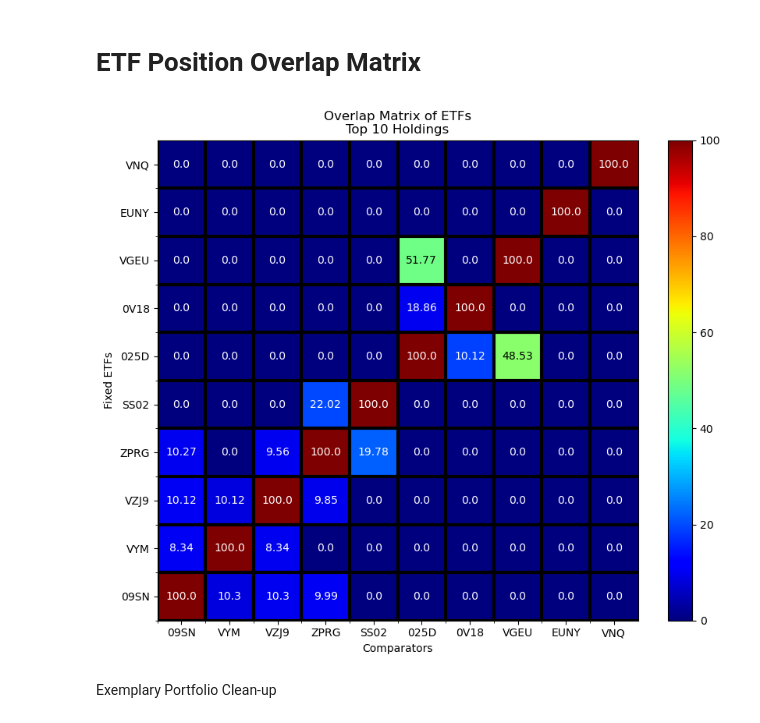
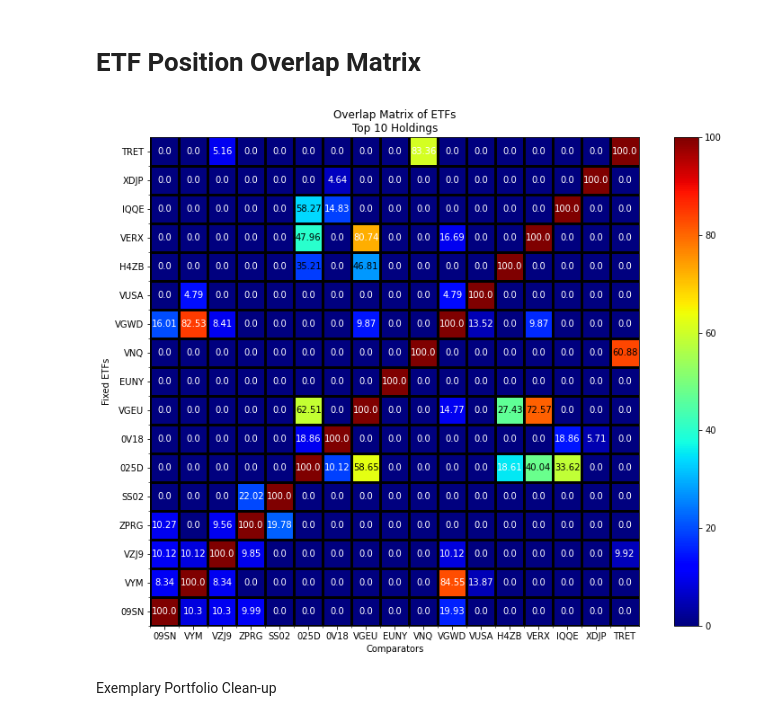
Before and after one commit to NIlS-Z99/Invest-Tool, a Jupyter notebook: stock_analysis.ipynb, the cells around one changed output. Drawn from its saved outputs; the diff is of its cells as text; code cells hidden in the pictures.

```diff
--- a/stock_analysis.ipynb
+++ b/stock_analysis.ipynb
@@ -56,24 +56,31 @@ create_plot_tickers(tickers,syms,types)
 # %% [markdown]
 # ETF Position Overlap Matrix
 # %%
-syms = ["09SN","VYM","VZJ9","ZPRG","SS02","025D","0V18","VGEU","EUNY","VNQ"]
+syms = ["09SN","VYM","VZJ9","ZPRG","SS02","025D","0V18","VGEU","EUNY","VNQ","VGWD","VUSA","H4ZB","VERX","IQQE","XDJP","TRET"]
 t10hold = [
     pd.DataFrame([{"SYM":"ABBV","Assets":4.28},{"SYM":"CSCO","Assets":4.22},{"SYM":"PEP","Assets":4.22},{"SYM":"UPS","Assets":4.21},{"SYM":"KO","Assets":4.17},{"SYM":"TXN","Assets":4.16},{"SYM":"VZ","Assets":4.15},{"SYM":"AMGN","Assets":4.07},{"SYM":"PFE","Assets":4.06},{"SYM":"AVGO","Assets":4.00}]).T,
     pd.DataFrame([{"SYM":"ABBV","Assets":1.96},{"SYM":"BAC","Assets":1.74},{"SYM":"CVX","Assets":2.24},{"SYM":"LLY","Assets":1.89},{"SYM":"XOM","Assets":3.26},{"SYM":"JNJ","Assets":2.91},{"SYM":"JPM","Assets":3.01},{"SYM":"MRK","Assets":1.94},{"SYM":"PG","Assets":2.34},{"SYM":"HD","Assets":2.21}]).T,
     pd.DataFrame([{"SYM":"OMC","Assets":1.47},{"SYM":"INTC","Assets":1.46},{"SYM":"ABBV","Assets":1.46},{"SYM":"PWC","Assets":1.46},{"SYM":"PKG","Assets":1.44},{"SYM":"DRI","Assets":1.44},{"SYM":"EXR","Assets":1.43},{"SYM":"STX","Assets":1.43},{"SYM":"PARA","Assets":1.42},{"SYM":"SO","Assets":1.41}]).T,
     pd.DataFrame([{"SYM":"A2A","Assets":1.73},{"SYM":"ADEN","Assets":1.87},{"SYM":"HIW","Assets":1.88},{"SYM":"KW","Assets":1.78},{"SYM":"LTC","Assets":1.80},{"SYM":"LYB","Assets":1.73},{"SYM":"NWL","Assets":1.99},{"SYM":"PARA","Assets":1.74},{"SYM":"WU","Assets":1.81},{"SYM":"VZ","Assets":1.87}]).T,
     pd.DataFrame([{"SYM":"A2A","Assets":1.49},{"SYM":"LNVGY","Assets":1.51},{"SYM":"ADEN","Assets":1.52},{"SYM":"17HK","Assets":1.56},{"SYM":"LGEN","Assets":1.31},{"SYM":"BASFY","Assets":1.28},{"SYM":"BYG","Assets":1.27},{"SYM":"JHG","Assets":1.26},{"SYM":"JBH","Assets":1.24},{"SYM":"GWS","Assets":1.23}]).T,
-    pd.DataFrame([{"SYM":"TCEHY","Assets":1.11},{"SYM":"TSM","Assets":1.05},{"SYM":"ASML","Assets":1.04},{"SYM":"005930KS","Assets":0.93},{"SYM":"NOVO B","Assets":0.93},{"SYM":"SHEL","Assets":0.90},{"SYM":"LVMH","Assets":0.87},{"SYM":"ROG","Assets":0.84},{"SYM":"AZN","Assets":0.81},{"SYM":"NOVN","Assets":0.71}]).T,
+    pd.DataFrame([{"SYM":"TCEHY","Assets":1.11},{"SYM":"TSM","Assets":1.05},{"SYM":"ASML","Assets":1.04},{"SYM":"005930KS","Assets":0.93},{"SYM":"OMX","Assets":0.93},{"SYM":"SHEL","Assets":0.90},{"SYM":"LVMH","Assets":0.87},{"SYM":"ROG","Assets":0.84},{"SYM":"AZN","Assets":0.81},{"SYM":"NOVN","Assets":0.71}]).T,
     pd.DataFrame([{"SYM":"005930KS","Assets":3.3},{"SYM":"TM","Assets":2.4},{"SYM":"BHP","Assets":2.2},{"SYM":"1299HK","Assets":1.8},{"SYM":"CBA","Assets":1.6},{"SYM":"SONY","Assets":1.6},{"SYM":"KYCCF","Assets":1.3},{"SYM":"CSL","Assets":1.3},{"SYM":"MUFG","Assets":1.0},{"SYM":"DSNKY","Assets":1.0}]).T,
     pd.DataFrame([{"SYM":"NSRGY","Assets":3.01}, {"SYM":"ASML","Assets":2.46}, {"SYM":"OMX","Assets":2.19}, {"SYM":"SHEL","Assets":2.14}, {"SYM":"LVMH","Assets":2.05}, {"SYM":"ROG","Assets":1.98}, {"SYM":"AZN","Assets":1.92}, {"SYM":"NVS","Assets":1.68}, {"SYM":"HSBC","Assets":1.53}, {"SYM":"TTE","Assets":1.42}]).T,
     pd.DataFrame([{"SYM":"UNTR","Assets":1.74}, {"SYM":"2636","Assets":1.69}, {"SYM":"ITMG","Assets":1.64}, {"SYM":"CSMG3","Assets":1.61}, {"SYM":"PTBA","Assets":1.59}, {"SYM":"AP4","Assets":1.55}, {"SYM":"VEDL","Assets":1.52}, {"SYM":"TAEE11","Assets":1.49}, {"SYM":"2357","Assets":1.49}, {"SYM":"CAP","Assets":1.46}]).T,
-    pd.DataFrame([{"SYM":"PLD","Assets":7.75}, {"SYM":"AMT","Assets":6.27}, {"SYM":"EQIX","Assets":4.33}, {"SYM":"CCI","Assets":3.85}, {"SYM":"PSA","Assets":3.21}, {"SYM":"O","Assets":2.73}, {"SYM":"SPG","Assets":2.64}, {"SYM":"WELL","Assets":2.30}, {"SYM":"DLR","Assets":1.94}, {"SYM":"VICI","Assets":1.92}]).T
+    pd.DataFrame([{"SYM":"PLD","Assets":7.75}, {"SYM":"AMT","Assets":6.27}, {"SYM":"EQIX","Assets":4.33}, {"SYM":"CCI","Assets":3.85}, {"SYM":"PSA","Assets":3.21}, {"SYM":"O","Assets":2.73}, {"SYM":"SPG","Assets":2.64}, {"SYM":"WELL","Assets":2.30}, {"SYM":"DLR","Assets":1.94}, {"SYM":"VICI","Assets":1.92}]).T,
+    pd.DataFrame([{"SYM":"XOM","Assets":1.85},{"SYM":"JNJ","Assets":1.67},{"SYM":"JPM","Assets":1.56},{"SYM":"PG","Assets":1.44},{"SYM":"NSRGY","Assets":1.35},{"SYM":"CVX","Assets":1.29},{"SYM":"HD","Assets":1.23},{"SYM":"ABBV","Assets":1.15},{"SYM":"MRK","Assets":1.10},{"SYM":"AVGO","Assets":1.04}]).T,
+    pd.DataFrame([{"SYM":"AAPL","Assets":7.14},{"SYM":"MSFT","Assets":6.25},{"SYM":"AMZN","Assets":2.68},{"SYM":"NVDA","Assets":1.99},{"SYM":"GOOGL","Assets":1.78},{"SYM":"TSLA","Assets":1.62},{"SYM":"BRK.B","Assets":1.62},{"SYM":"GOOG","Assets":1.59},{"SYM":"META","Assets":1.37},{"SYM":"XOM","Assets":1.31}]).T,
+    pd.DataFrame([{"SYM":"AZN","Assets":8.71},{"SYM":"SHEL","Assets":8.26},{"SYM":"HSBC","Assets":5.59},{"SYM":"UL","Assets":5.34},{"SYM":"BP","Assets":4.54},{"SYM":"DEO","Assets":4.04},{"SYM":"BTI","Assets":3.17},{"SYM":"GLNCY","Assets":3.00},{"SYM":"GSK","Assets":2.84},{"SYM":"RIO","Assets":2.70}]).T,
+    pd.DataFrame([{"SYM":"NSRGY","Assets":4.21},{"SYM":"ASML","Assets":3.50},{"SYM":"OMX","Assets":3.17},{"SYM":"LVMH","Assets":2.89},{"SYM":"ROG","Assets":2.54},{"SYM":"NVS","Assets":2.34},{"SYM":"SAP","Assets":1.79},{"SYM":"TTE","Assets":1.72},{"SYM":"SIE","Assets":1.55},{"SYM":"SNY","Assets":1.52}]).T,
+    pd.DataFrame([{"SYM":"TSM","Assets":6.22},{"SYM":"TCEHY","Assets":4.18},{"SYM":"005930KS","Assets":3.55},{"SYM":"BABA","Assets":2.47},{"SYM":"4BRZ","Assets":1.93},{"SYM":"RELIANCE","Assets":1.37},{"SYM":"3690HK","Assets":1.29},{"SYM":"IKSA","Assets":1.02},{"SYM":"0939HK","Assets":1.00},{"SYM":"HDFC","Assets":0.91}]).T,
+    pd.DataFrame([{"SYM":"FRCOY","Assets":10.46},{"SYM":"TOELY","Assets":5.81},{"SYM":"SFTBY","Assets":3.75},{"SYM":"KDDIY","Assets":2.97},{"SYM":"ATEYY","Assets":2.94},{"SYM":"DKILY","Assets":2.86},{"SYM":"FANUY","Assets":2.88},{"SYM":"SHECY","Assets":2.58},{"SYM":"TRUMF","Assets":1.73},{"SYM":"DSNKY","Assets":1.75}]).T,
+    pd.DataFrame([{"SYM":"PLD","Assets":11.27}, {"SYM":"PSA","Assets":4.55}, {"SYM":"WELL","Assets":3.69}, {"SYM":"O","Assets":3.68}, {"SYM":"SPG","Assets":3.58}, {"SYM":"VICI","Assets":3.00}, {"SYM":"DLR","Assets":2.84}, {"SYM":"AVB","Assets":2.41}, {"SYM":"EQR","Assets":2.08}, {"SYM":"EXR","Assets":2.02}]).T
 ]
 
 # rows are to be compared not columns
 etf_pos_overlap_plot(t10hold, syms)
 # %% [output]
-[figure, old version]
+[figure, new version]
 # %% [markdown]
 Exemplary Portfolio Clean-up
 # %%
```
Also changed, not shown: parts of 5 cells of this notebook, 2 other files.
